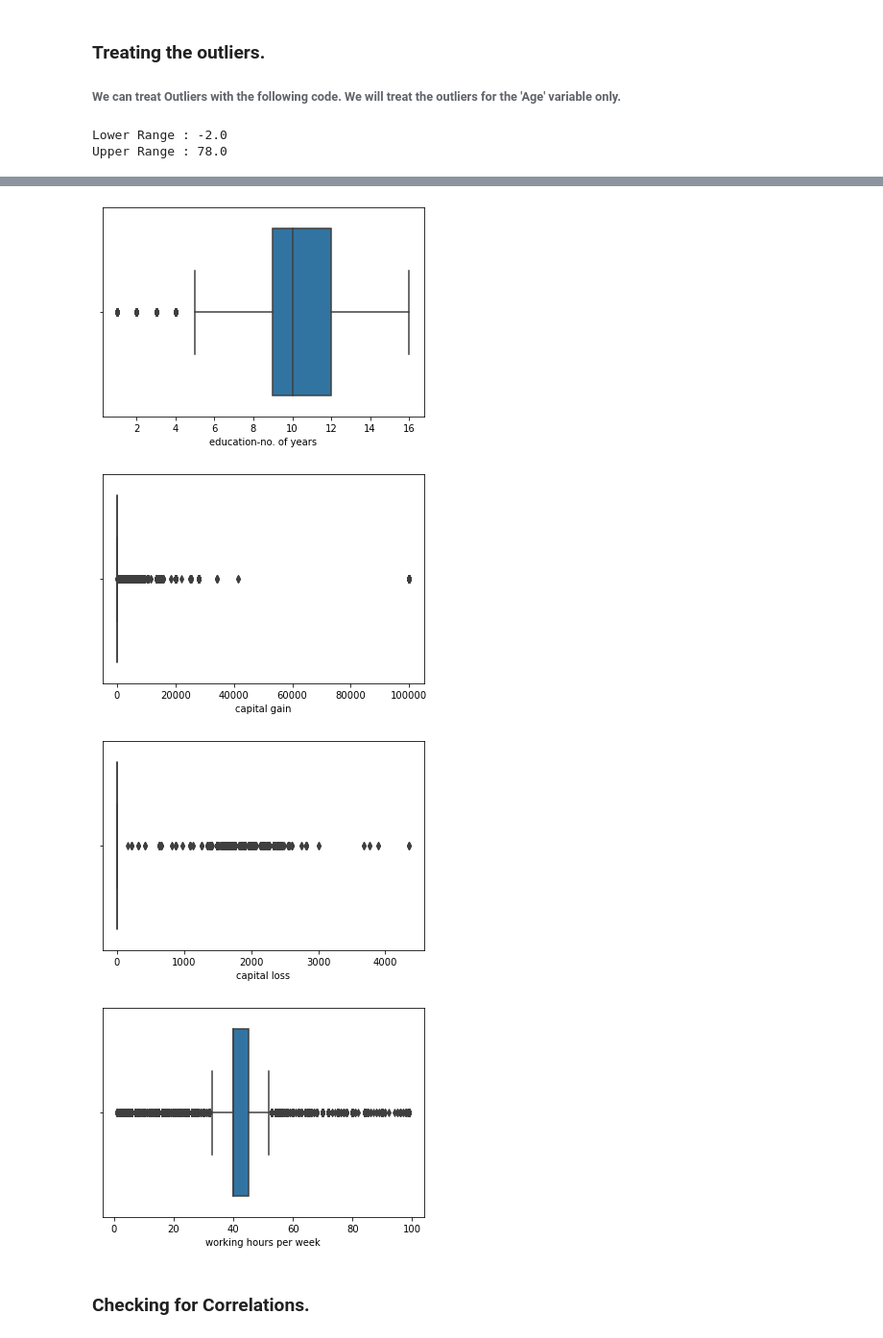
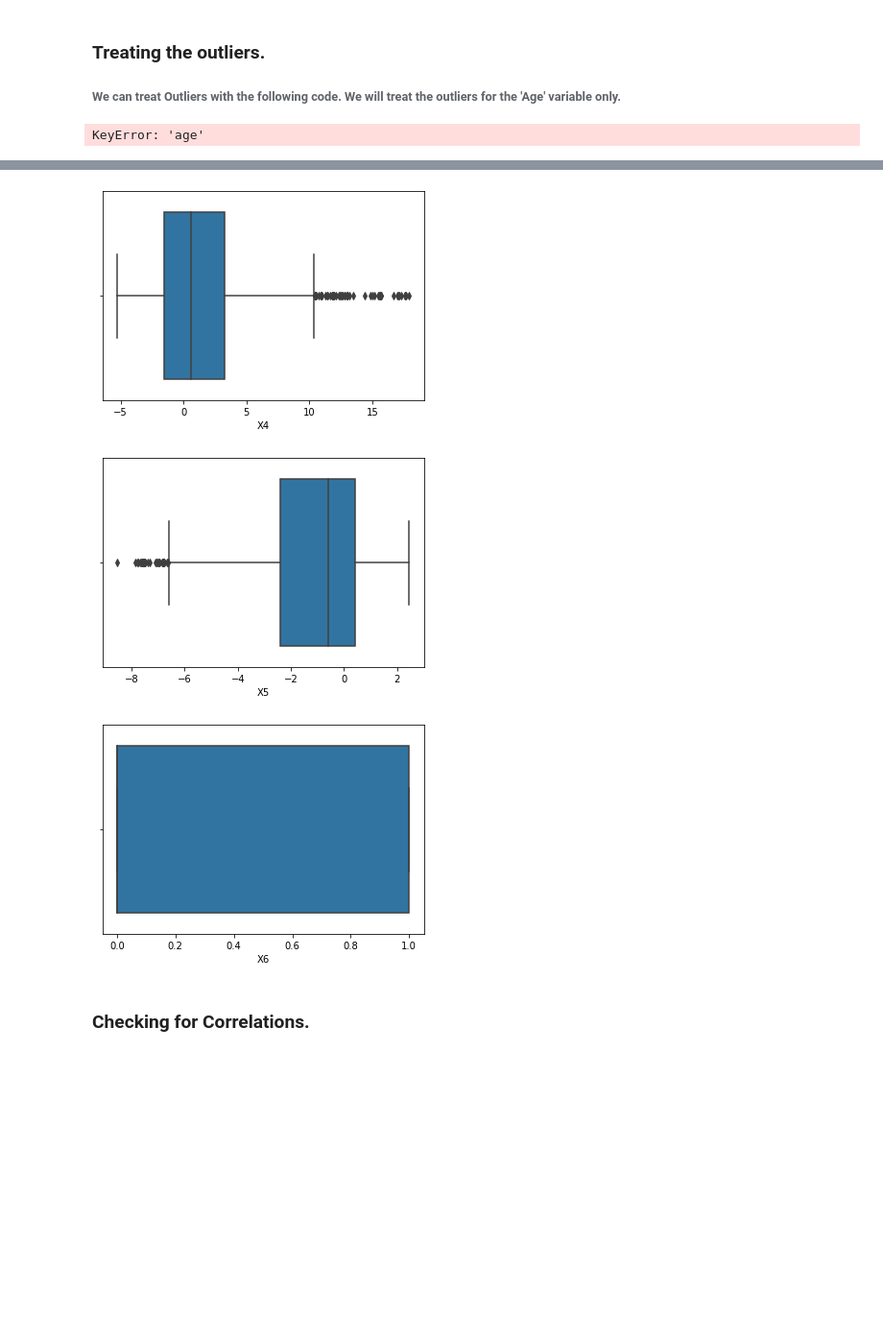
Before and after one commit to fborrasumh/greatlearning-pgp-dsba, a Jupyter notebook: M5 Pridictive Modeling/M5 W2 Logistics Regression/M5W2 Logistic Regression Quiz Lie-Detector.ipynb, the cells around one changed output, grey strips where cells are left out. Shown at 96% size. Drawn from its saved outputs; the diff is of its cells as text; code cells hidden in the pictures; blank space fills up the shorter version.

```diff
--- a/M5 Pridictive Modeling/M5 W2 Logistics Regression/M5W2 Logistic Regression Quiz Lie-Detector.ipynb
+++ b/M5 Pridictive Modeling/M5 W2 Logistics Regression/M5W2 Logistic Regression Quiz Lie-Detector.ipynb
@@ -34,6 +34,8 @@ adult_data.head()
 | 2 | P_003 | 3.8660 | -2.6383 | 1.9242 | 0.10645 | 0 |
 | 3 | P_004 | 3.4566 | 9.5228 | -4.0112 | -3.59440 | 0 |
 | 4 | P_005 | 0.2323 | -4.4552 | 4.5718 | -0.98880 | 0 |
+# %%
+adult_data = adult_data.drop(['X1'], axis = 1)
 # %%
 adult_data.info()
 # %% [output]
@@ -131,7 +114,7 @@ adult_data.describe()
 # %% [markdown]
 ### Checking the spread of the data using boxplot for the continuous variables.
 # %%
-cols = ['age','fnlwgt','education-no. of years','capital gain','capital loss','working hours per week']
+cols = ['X2', 'X3', 'X4', 'X5', 'X6']
 for i in cols:
     sns.boxplot(adult_data[i],whis=1.5)
     plt.show();
@@ -159,8 +141,7 @@ print('Lower Range :',lr,'\nUpper Range :',ur)
 adult_data['age']=np.where(adult_data['age']>ur,ur,adult_data['age'])
 adult_data['age']=np.where(adult_data['age']<lr,lr,adult_data['age'])
 # %% [output]
-Lower Range : -2.0
-Upper Range : 78.0
+KeyError: 'age'
 # %%
 ## This is a loop to treat outliers for all the non-'object' type varible
 
@@ -170,7 +151,7 @@ Upper Range : 78.0
 #         adult_data[column]=np.where(adult_data[column]>ur,ur,adult_data[column])
 #         adult_data[column]=np.where(adult_data[column]<lr,lr,adult_data[column])
 # %%
-cols = ['age','fnlwgt','education-no. of years','capital gain','capital loss','working hours per week']
+cols = ['X2', 'X3', 'X4', 'X5', 'X6']
 for i in cols:
     sns.boxplot(adult_data[i])
     plt.show();
@@ -180,7 +161,6 @@ for i in cols:
-[figure, old version]
+[figure, new version]
-[figure, old version]
+[figure, new version]
-[figure, old version]
+[figure, new version]
-[figure, removed]
 # %% [markdown]
 ### Checking for Correlations.
 # %%
```
Also changed, not shown: parts of 35 cells of this notebook.
